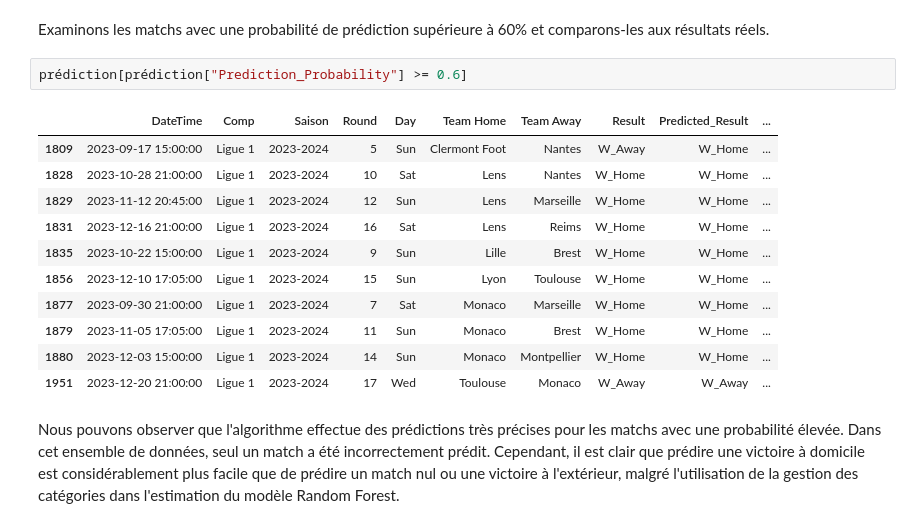
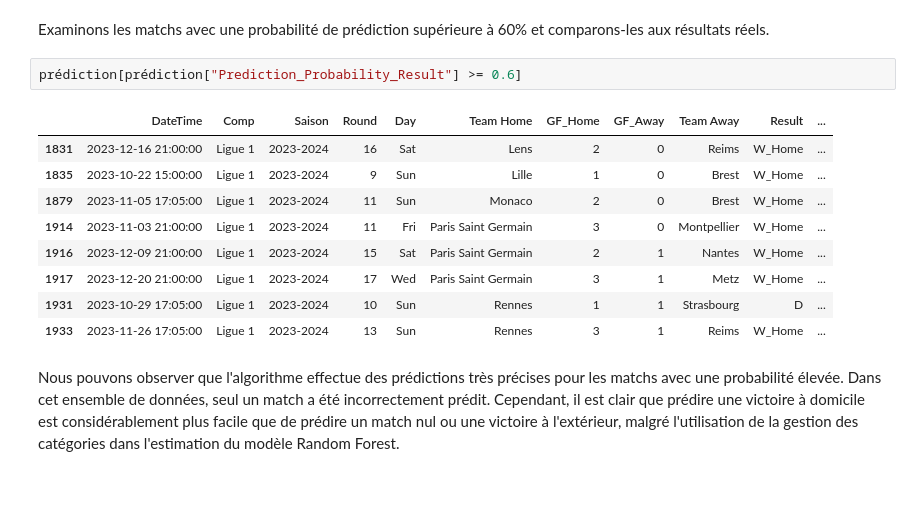
Before and after one commit to alexandreviard/Ligue1Predictor, a Jupyter notebook: Rapport_projet_python.ipynb, the cells around one changed output. Saved outputs shown, nothing was run; the diff lists cells and outputs as text; blank space fills up the shorter version.

```diff
--- a/Rapport_projet_python.ipynb
+++ b/Rapport_projet_python.ipynb
@@ -843,19 +848,17 @@ prédiction = modelisation(soccer_data, cutoff_date=datetime(2023, 9, 1))
 # %% [markdown]
 Examinons les matchs avec une probabilité de prédiction supérieure à 60% et comparons-les aux résultats réels.
 # %%
-prédiction[prédiction["Prediction_Probability"] >= 0.6]
+prédiction[prédiction["Prediction_Probability_Result"] >= 0.6]
 # %% [output]
-|  | DateTime | Comp | Saison | Round | Day | Team Home | Team Away | Result | Predicted_Result | ... |
-| 1809 | 2023-09-17 15:00:00 | Ligue 1 | 2023-2024 | 5 | Sun | Clermont Foot | Nantes | W_Away | W_Home | ... |
-| 1828 | 2023-10-28 21:00:00 | Ligue 1 | 2023-2024 | 10 | Sat | Lens | Nantes | W_Home | W_Home | ... |
-| 1829 | 2023-11-12 20:45:00 | Ligue 1 | 2023-2024 | 12 | Sun | Lens | Marseille | W_Home | W_Home | ... |
-| 1831 | 2023-12-16 21:00:00 | Ligue 1 | 2023-2024 | 16 | Sat | Lens | Reims | W_Home | W_Home | ... |
-| 1835 | 2023-10-22 15:00:00 | Ligue 1 | 2023-2024 | 9 | Sun | Lille | Brest | W_Home | W_Home | ... |
-| 1856 | 2023-12-10 17:05:00 | Ligue 1 | 2023-2024 | 15 | Sun | Lyon | Toulouse | W_Home | W_Home | ... |
-| 1877 | 2023-09-30 21:00:00 | Ligue 1 | 2023-2024 | 7 | Sat | Monaco | Marseille | W_Home | W_Home | ... |
-| 1879 | 2023-11-05 17:05:00 | Ligue 1 | 2023-2024 | 11 | Sun | Monaco | Brest | W_Home | W_Home | ... |
-| 1880 | 2023-12-03 15:00:00 | Ligue 1 | 2023-2024 | 14 | Sun | Monaco | Montpellier | W_Home | W_Home | ... |
-| 1951 | 2023-12-20 21:00:00 | Ligue 1 | 2023-2024 | 17 | Wed | Toulouse | Monaco | W_Away | W_Away | ... |
+|  | DateTime | Comp | Saison | Round | Day | Team Home | GF_Home | GF_Away | Team Away | Result | ... |
+| 1831 | 2023-12-16 21:00:00 | Ligue 1 | 2023-2024 | 16 | Sat | Lens | 2 | 0 | Reims | W_Home | ... |
+| 1835 | 2023-10-22 15:00:00 | Ligue 1 | 2023-2024 | 9 | Sun | Lille | 1 | 0 | Brest | W_Home | ... |
+| 1879 | 2023-11-05 17:05:00 | Ligue 1 | 2023-2024 | 11 | Sun | Monaco | 2 | 0 | Brest | W_Home | ... |
+| 1914 | 2023-11-03 21:00:00 | Ligue 1 | 2023-2024 | 11 | Fri | Paris Saint Germain | 3 | 0 | Montpellier | W_Home | ... |
+| 1916 | 2023-12-09 21:00:00 | Ligue 1 | 2023-2024 | 15 | Sat | Paris Saint Germain | 2 | 1 | Nantes | W_Home | ... |
+| 1917 | 2023-12-20 21:00:00 | Ligue 1 | 2023-2024 | 17 | Wed | Paris Saint Germain | 3 | 1 | Metz | W_Home | ... |
+| 1931 | 2023-10-29 17:05:00 | Ligue 1 | 2023-2024 | 10 | Sun | Rennes | 1 | 1 | Strasbourg | D | ... |
+| 1933 | 2023-11-26 17:05:00 | Ligue 1 | 2023-2024 | 13 | Sun | Rennes | 3 | 1 | Reims | W_Home | ... |
 # %% [markdown]
 Nous pouvons observer que l'algorithme effectue des prédictions très précises pour les matchs avec une probabilité élevée. Dans cet ensemble de données, seul un match a été incorrectement prédit. Cependant, il est clair que prédire une victoire à domicile est considérablement plus facile que de prédire un match nul ou une victoire à l'extérieur, malgré l'utilisation de la gestion des catégories dans l'estimation du modèle Random Forest.
 # %% [markdown]
```
Also changed, not shown: parts of 7 cells of this notebook, 1 other file.
